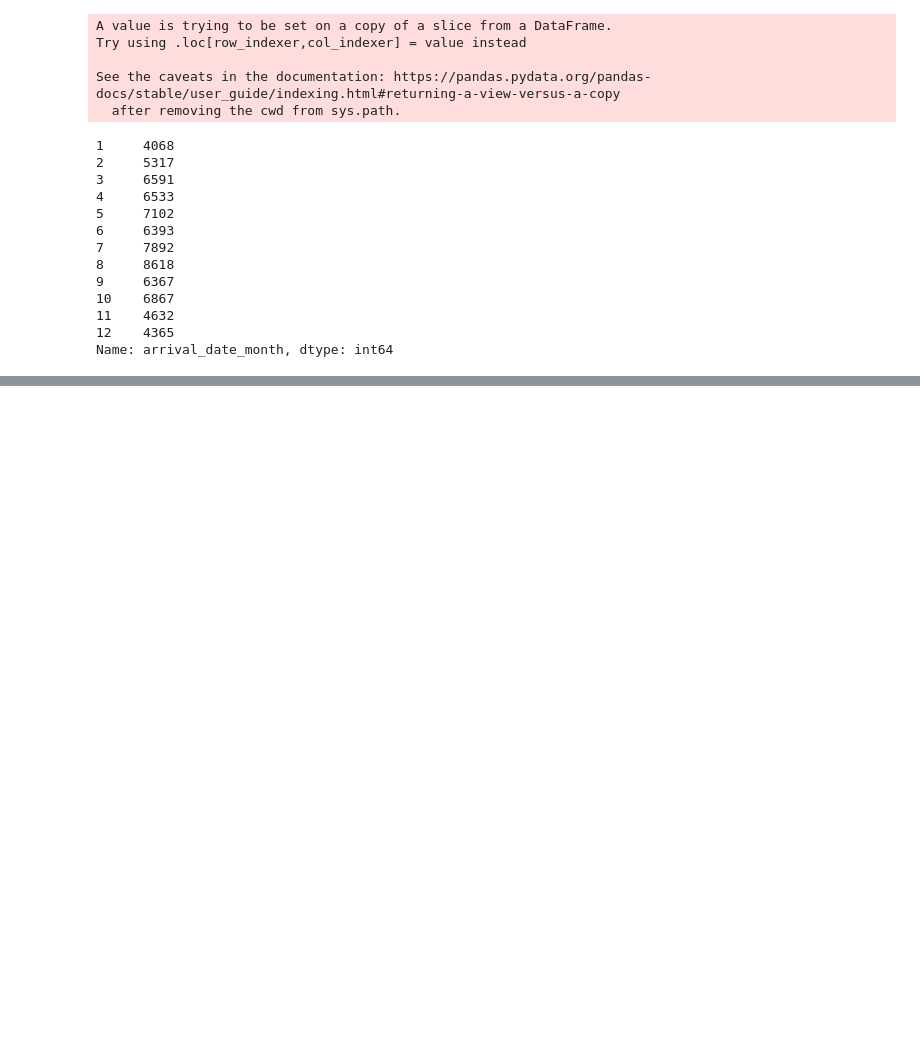
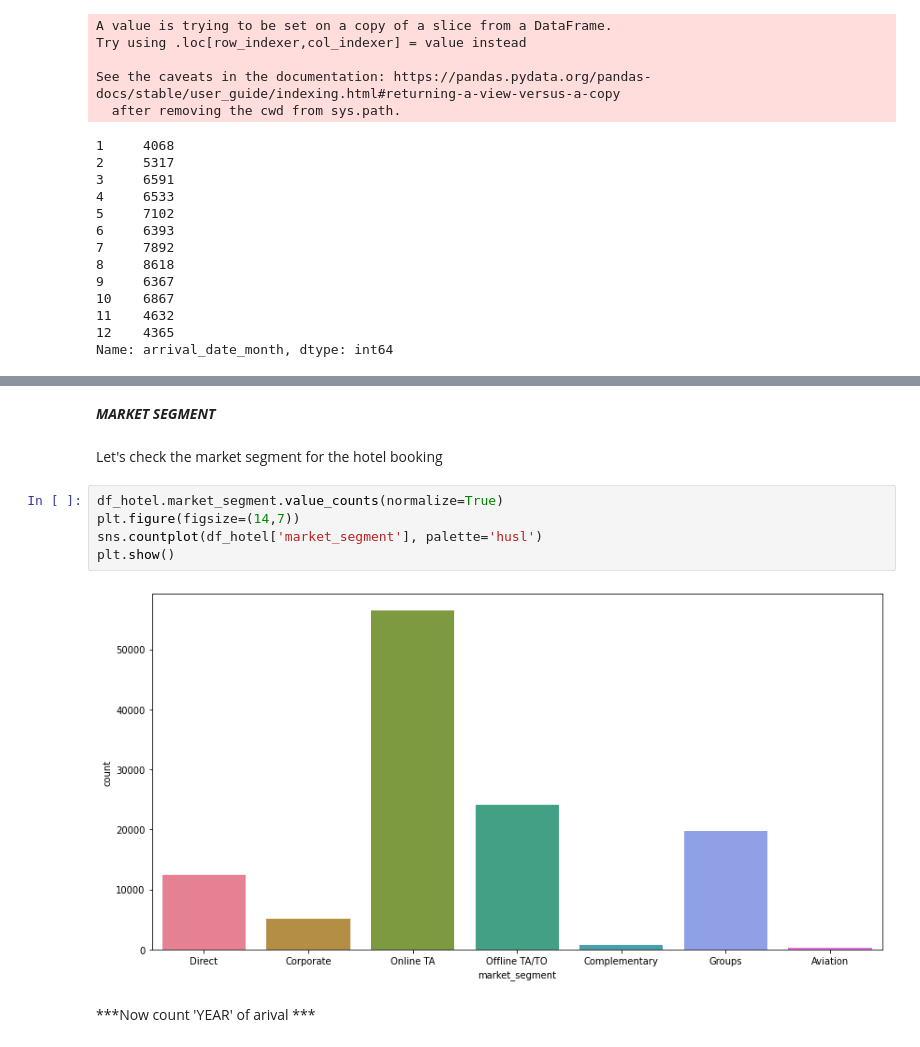
Before and after one commit to irshad9873/Hotel-Bookings, a Jupyter notebook: Hotel_Booking_Analysis_Capstone_Project.ipynb, the cells around one changed output, grey strips where cells are left out. Drawn from its saved outputs; the diff is of its cells as text; blank space fills up the shorter version.

```diff
--- a/Hotel_Booking_Analysis_Capstone_Project.ipynb
+++ b/Hotel_Booking_Analysis_Capstone_Project.ipynb
@@ -281,0 +367,13 @@ Name: arrival_date_month, dtype: int64
+# %% [markdown]
+***MARKET SEGMENT***
+# %% [markdown]
+Let's check the market segment for the hotel booking
+# %%
+df_hotel.market_segment.value_counts(normalize=True)
+plt.figure(figsize=(14,7))
+sns.countplot(df_hotel['market_segment'], palette='husl')
+plt.show()
+# %% [output]
+[figure, added]
+# %% [markdown]
+***Now count 'YEAR' of arival ***
```
Also changed, not shown: parts of 58 cells of this notebook.
